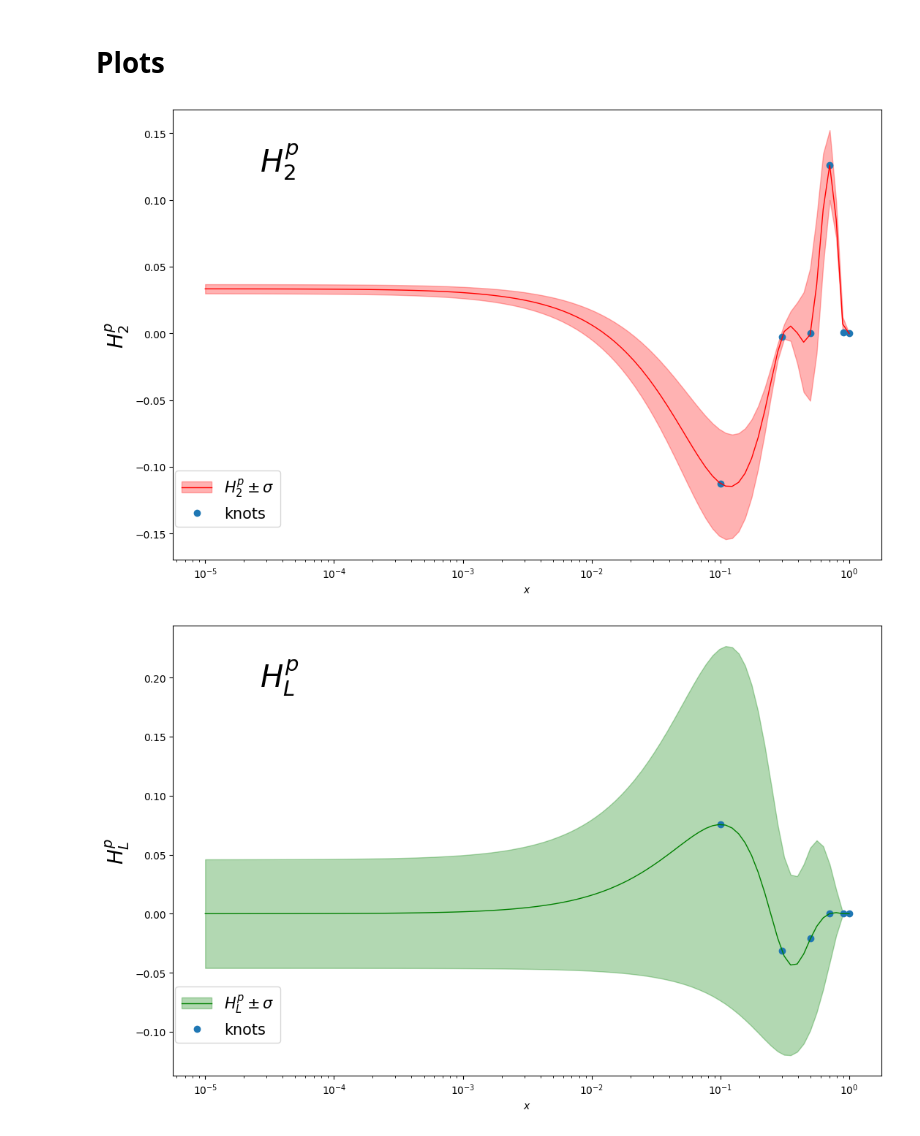
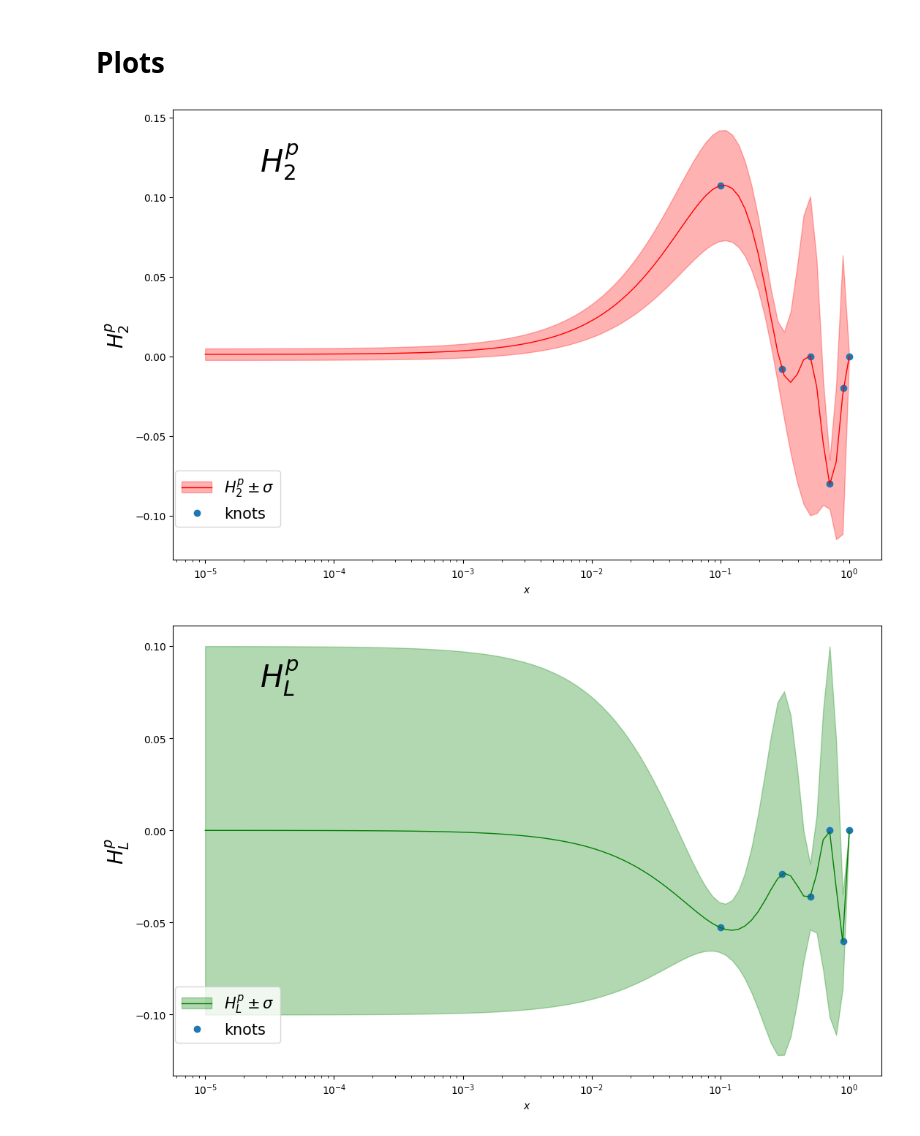
Before and after one commit to RoyStegeman/higher_twist, a Jupyter notebook: higher_twist/ht_ABMP.ipynb, the cells around one changed output. Saved outputs shown, nothing was run; the diff lists cells and outputs as text; code cells hidden in the pictures.

```diff
--- a/higher_twist/ht_ABMP.ipynb
+++ b/higher_twist/ht_ABMP.ipynb
@@ -12,7 +12,7 @@ from pathlib import Path
 
 from validphys.theorycovariance.construction import extract_target, compute_ratio_delta, compute_ht_parametrisation
 # %%
-fitname = "240716-01-ABMP"
+fitname = "240812-02-ABMP-lnv"
 thcovmat_dict = API.fit(fit=fitname).as_input()["theorycovmatconfig"]
 # %%
 H2_coeff_list = thcovmat_dict["H2_list"]
@@ -81,6 +84,7 @@ PDF_thcovmat = API.pdf(**(S_dict | common_dict))
 
 # ABMP parametrisationa
 x_abmp = [0.0, 0.1, 0.3, 0.5, 0.7, 0.9, 1]
+x_nodes = thcovmat_dict.get('ht_knots', x_abmp)
 
 
 included_proc = ["DIS NC"]
@@ -98,7 +102,7 @@ preds_ht.loc[['DIS NC', 'DIS CC'], 'q2'] = q2vals_DIS
 preds_ht.loc[['DIS NC', 'DIS CC'], 'y'] = yvals_DIS
 
 # Initialise dataframe
-for i in range(len(x_abmp)):
+for i in range(len(x_nodes)):
     preds_ht[f"p({i+1}+,0)"] = 0
     preds_ht[f"p(0,{i+1}+)"] = 0
     preds_ht[f"d({i+1}+,0)"] = 0
@@ -120,8 +124,8 @@ for i_proc, proc in enumerate(process_info.namelist.keys()):
 
 
                 # Loop over the parameter
-                for i in range(len(x_abmp)):
-                    PC_2, PC_L = compute_ht_parametrisation(i, x_abmp, kin_dict, exp, H2_coeff_list, HL_coeff_list)
+                for i in range(len(x_nodes)):
+                    PC_2, PC_L = compute_ht_parametrisation(i, x_nodes, kin_dict, exp, H2_coeff_list, HL_coeff_list)
                     if target == 'proton':
                       deltas[f"p({i+1}+,0)"] += [PC_2]
                       deltas[f"p(0,{i+1}+)"] += [PC_L]
@@ -140,14 +144,14 @@ for i_proc, proc in enumerate(process_info.namelist.keys()):
                     else:
                         raise ValueError("Could not detect target.")
             else:
-                for i in range(len(x_abmp)):
+                for i in range(len(x_nodes)):
                     deltas[f"p({i+1}+,0)"] += [np.zeros(preds_ht.xs(exp, level=1, drop_level=False).shape[0])]
                     deltas[f"p(0,{i+1}+)"] += [np.zeros(preds_ht.xs(exp, level=1, drop_level=False).shape[0])]
                     deltas[f"d({i+1}+,0)"] += [np.zeros(preds_ht.xs(exp, level=1, drop_level=False).shape[0])]
                     deltas[f"d(0,{i+1}+)"] += [np.zeros(preds_ht.xs(exp, level=1, drop_level=False).shape[0])]
 
 delta_pred = []
-for i in range(len(x_abmp)):
+for i in range(len(x_nodes)):
     temp_1 = np.array([])
     temp_2 = np.array([])
     temp_3 = np.array([])
@@ -244,7 +247,7 @@ def map_type(i, list_length):
   else:
     return "HL"
 # %%
-predictions_list = [Prediction(central, sigma) for central, sigma in zip(posteriors, posteriors_sigma.diagonal())]
+predictions_list = [Prediction(central, sigma) for central, sigma in zip(posteriors, np.sqrt(P_tilde.diagonal()))]
 preds_dict = defaultdict(list)
 preds_dict['proton'] = {"H2": predictions_list[0:len(H2_coeff_list)],
                         "HL": predictions_list[len(H2_coeff_list):len(HL_coeff_list) + len(H2_coeff_list)]}
@@ -282,14 +285,16 @@ except FileNotFoundError:
 # Plots
 # %%
 class PlotHT:
-  def __init__(self, preds, x_nodes, color, type, target):
+  def __init__(self, preds, x_nodes, color, type, target, show_uncertainty = True):
     self.preds = preds
     self.color = color
     self.type = type
     self.target = target
     self.HT = sp.interpolate.CubicSpline(x_nodes, [pred.central for pred in self.preds])
-    self.HT_plus = sp.interpolate.CubicSpline(x_nodes, [pred.central_plus_sigma for pred in self.preds])
-    self.HT_minus = sp.interpolate.CubicSpline(x_nodes, [pred.central_minus_sigma for pred in self.preds])
+    self.show_uncertainty = show_uncertainty
+    if show_uncertainty:
+      self.HT_plus = sp.interpolate.CubicSpline(x_nodes, [pred.central_plus_sigma for pred in self.preds])
+      self.HT_minus = sp.interpolate.CubicSpline(x_nodes, [pred.central_minus_sigma for pred in self.preds])
 
   def plot_wrapper(self, save=False):
     xv = np.logspace(-5, -0.0001, 100)
@@ -297,12 +302,14 @@ class PlotHT:
     legend_label = rf"$H^{self.target}_{self.type} \pm \sigma$"
     legend_name = [legend_label, "knots"]
     fig, ax = plt.subplots(figsize=(12.5, 8))
-    knots = ax.plot(x_abmp, [pred.central for pred in self.preds], 'o', label='data')
+    knots = ax.plot(x_nodes, [pred.central for pred in self.preds], 'o', label='data')
     pl = ax.plot(xv, self.HT(xv), ls = "-", lw = 1, color = self.color)
+
     pl_lg= ax.fill(np.NaN, np.NaN, color = self.color, alpha = 0.3) # Necessary for fancy legend
     legends.append((pl[0], pl_lg[0]))
     legends.append(knots[0])
-    ax.fill_between(xv, self.HT_plus(xv), self.HT_minus(xv), color = self.color, alpha = 0.3)
+    if self.show_uncertainty:
+      ax.fill_between(xv, self.HT_plus(xv), self.HT_minus(xv), color = self.color, alpha = 0.3)
     ax.set_xscale("log")
     ax.set_xlabel(f'$x$')
     ax.set_ylabel(rf"$H^{self.target}_{self.type}$", fontsize = 20)
@@ -321,15 +328,15 @@ class PlotHT:
     if not target_dir.is_dir():
         target_dir.mkdir(parents=True, exist_ok=True)
 # %%
-proton_H2 = PlotHT(preds_dict['proton']['H2'], x_abmp, 'red', "2", 'p')
-proton_HL = PlotHT(preds_dict['proton']['HL'], x_abmp, 'green', "L", 'p')
-deuteron_H2 = PlotHT(preds_dict['deuteron']['H2'], x_abmp, 'blue', "2", 'd')
-deuteron_HL = PlotHT(preds_dict['deuteron']['HL'], x_abmp, 'purple', "L", 'd')
+proton_H2 = PlotHT(preds_dict['proton']['H2'], x_nodes, 'red', "2", 'p')
+proton_HL = PlotHT(preds_dict['proton']['HL'], x_nodes, 'green', "L", 'p')
+deuteron_H2 = PlotHT(preds_dict['deuteron']['H2'], x_nodes, 'blue', "2", 'd')
+deuteron_HL = PlotHT(preds_dict['deuteron']['HL'], x_nodes, 'purple', "L", 'd')
 
-proton_H2.plot_wrapper(save=True)
-proton_HL.plot_wrapper(save=True)
-deuteron_H2.plot_wrapper(save=True)
-deuteron_HL.plot_wrapper(save=True)
+proton_H2.plot_wrapper(save=False)
+proton_HL.plot_wrapper(save=False)
+deuteron_H2.plot_wrapper(save=False)
+deuteron_HL.plot_wrapper(save=False)
 # %% [output]
-[figure, old version]
+[figure, new version]
-[figure, old version]
+[figure, new version]
```
Also changed, not shown: parts of 10 cells of this notebook, 1 other file.
